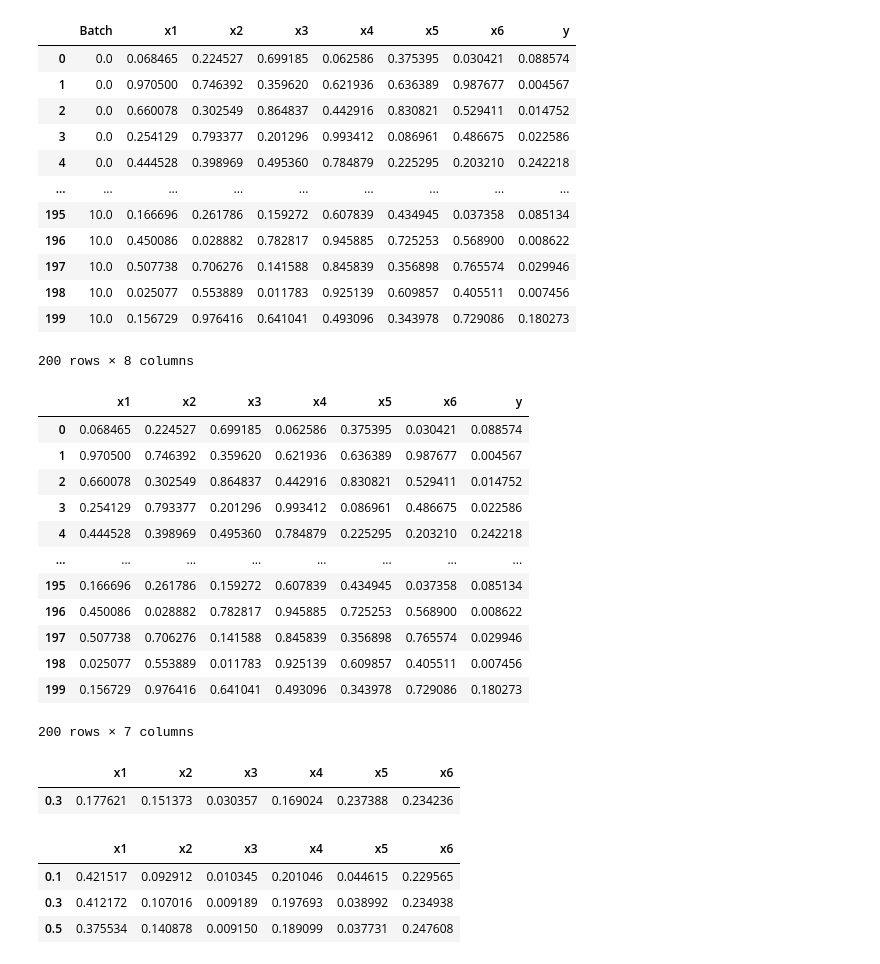
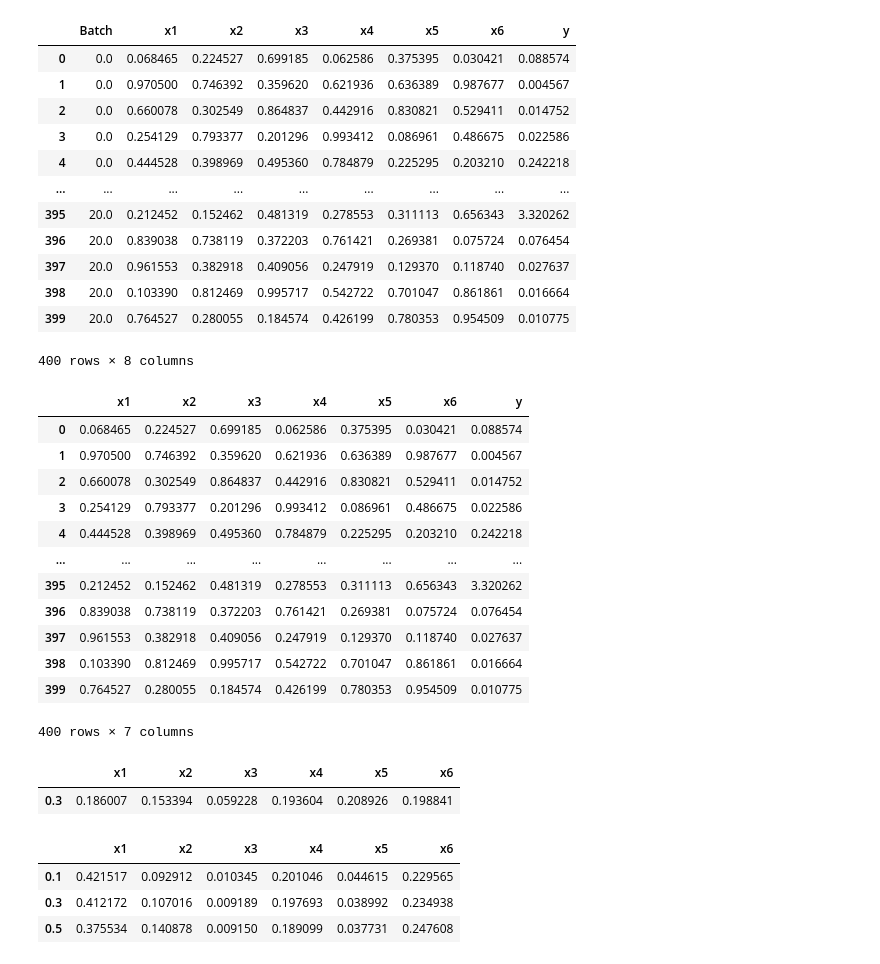
Before and after one commit to Schubydo/msc_code, a Jupyter notebook: SO_Numerical_Experiments/vars_hartmann.ipynb, the cells around one changed output. Saved outputs shown, nothing was run; the diff lists cells and outputs as text; code cells hidden in the pictures.

```diff
--- a/SO_Numerical_Experiments/vars_hartmann.ipynb
+++ b/SO_Numerical_Experiments/vars_hartmann.ipynb
@@ -7,8 +7,8 @@ import seaborn as sns
 import matplotlib.pyplot as plt
 
 # Variables that determine the size of the dataset
-N_INITIAL = 100
-EPOCHS = 10
+N_INITIAL = 200
+EPOCHS = 20
 BATCH_SIZE = 10
 DIM = 6
 LOWER = 0
@@ -26,39 +26,39 @@ optimizer = BayesianOptimization(fun=Hartmann(dim=DIM,negate=True),
 
 x_max, y_max = optimizer.run()
 data = optimizer.get_data()
 full = optimizer.format(data, dim=DIM, n_init=N_INITIAL, batch_size=BATCH_SIZE, epochs=EPOCHS)
 display(full)
 
 vars_data = full.drop(columns=['Batch'])
 
 display(vars_data)
 vars_data.to_csv('vars_data.csv', index=False)
 h = 0.3
 experiment = DVARS(data_file = 'vars_data.csv',
                    outvarname = 'y',
                    ivars_range = h,
                    phi0=1,
                    phi_max=1e6,
                    tol = 1e-6,
                    correlation_func_type='linear',
                    report_verbose=False)
 
 experiment.run()
 display(experiment.ratios)
 # %% [output]
 |  | Batch | x1 | x2 | x3 | x4 | x5 | x6 | y |
 | 0 | 0.0 | 0.068465 | 0.224527 | 0.699185 | 0.062586 | 0.375395 | 0.030421 | 0.088574 |
 | 1 | 0.0 | 0.970500 | 0.746392 | 0.359620 | 0.621936 | 0.636389 | 0.987677 | 0.004567 |
 | 2 | 0.0 | 0.660078 | 0.302549 | 0.864837 | 0.442916 | 0.830821 | 0.529411 | 0.014752 |
 | 3 | 0.0 | 0.254129 | 0.793377 | 0.201296 | 0.993412 | 0.086961 | 0.486675 | 0.022586 |
 | 4 | 0.0 | 0.444528 | 0.398969 | 0.495360 | 0.784879 | 0.225295 | 0.203210 | 0.242218 |
 | ... | ... | ... | ... | ... | ... | ... | ... | ... |
-| 195 | 10.0 | 0.166696 | 0.261786 | 0.159272 | 0.607839 | 0.434945 | 0.037358 | 0.085134 |
-| 196 | 10.0 | 0.450086 | 0.028882 | 0.782817 | 0.945885 | 0.725253 | 0.568900 | 0.008622 |
-| 197 | 10.0 | 0.507738 | 0.706276 | 0.141588 | 0.845839 | 0.356898 | 0.765574 | 0.029946 |
-| 198 | 10.0 | 0.025077 | 0.553889 | 0.011783 | 0.925139 | 0.609857 | 0.405511 | 0.007456 |
-| 199 | 10.0 | 0.156729 | 0.976416 | 0.641041 | 0.493096 | 0.343978 | 0.729086 | 0.180273 |
+| 395 | 20.0 | 0.212452 | 0.152462 | 0.481319 | 0.278553 | 0.311113 | 0.656343 | 3.320262 |
+| 396 | 20.0 | 0.839038 | 0.738119 | 0.372203 | 0.761421 | 0.269381 | 0.075724 | 0.076454 |
+| 397 | 20.0 | 0.961553 | 0.382918 | 0.409056 | 0.247919 | 0.129370 | 0.118740 | 0.027637 |
+| 398 | 20.0 | 0.103390 | 0.812469 | 0.995717 | 0.542722 | 0.701047 | 0.861861 | 0.016664 |
+| 399 | 20.0 | 0.764527 | 0.280055 | 0.184574 | 0.426199 | 0.780353 | 0.954509 | 0.010775 |
-200 rows × 8 columns
+400 rows × 8 columns
 |  | x1 | x2 | x3 | x4 | x5 | x6 | y |
 | 0 | 0.068465 | 0.224527 | 0.699185 | 0.062586 | 0.375395 | 0.030421 | 0.088574 |
 | 1 | 0.970500 | 0.746392 | 0.359620 | 0.621936 | 0.636389 | 0.987677 | 0.004567 |
@@ -66,14 +66,14 @@ display(experiment.ratios)
 | 3 | 0.254129 | 0.793377 | 0.201296 | 0.993412 | 0.086961 | 0.486675 | 0.022586 |
 | 4 | 0.444528 | 0.398969 | 0.495360 | 0.784879 | 0.225295 | 0.203210 | 0.242218 |
 | ... | ... | ... | ... | ... | ... | ... | ... |
-| 195 | 0.166696 | 0.261786 | 0.159272 | 0.607839 | 0.434945 | 0.037358 | 0.085134 |
-| 196 | 0.450086 | 0.028882 | 0.782817 | 0.945885 | 0.725253 | 0.568900 | 0.008622 |
-| 197 | 0.507738 | 0.706276 | 0.141588 | 0.845839 | 0.356898 | 0.765574 | 0.029946 |
-| 198 | 0.025077 | 0.553889 | 0.011783 | 0.925139 | 0.609857 | 0.405511 | 0.007456 |
-| 199 | 0.156729 | 0.976416 | 0.641041 | 0.493096 | 0.343978 | 0.729086 | 0.180273 |
+| 395 | 0.212452 | 0.152462 | 0.481319 | 0.278553 | 0.311113 | 0.656343 | 3.320262 |
+| 396 | 0.839038 | 0.738119 | 0.372203 | 0.761421 | 0.269381 | 0.075724 | 0.076454 |
+| 397 | 0.961553 | 0.382918 | 0.409056 | 0.247919 | 0.129370 | 0.118740 | 0.027637 |
+| 398 | 0.103390 | 0.812469 | 0.995717 | 0.542722 | 0.701047 | 0.861861 | 0.016664 |
+| 399 | 0.764527 | 0.280055 | 0.184574 | 0.426199 | 0.780353 | 0.954509 | 0.010775 |
-200 rows × 7 columns
+400 rows × 7 columns
 |  | x1 | x2 | x3 | x4 | x5 | x6 |
-| 0.3 | 0.177621 | 0.151373 | 0.030357 | 0.169024 | 0.237388 | 0.234236 |
+| 0.3 | 0.186007 | 0.153394 | 0.059228 | 0.193604 | 0.208926 | 0.198841 |
 # %%
 import torch
 
```
Also changed, not shown: parts of 2 cells of this notebook, 1 other file.
